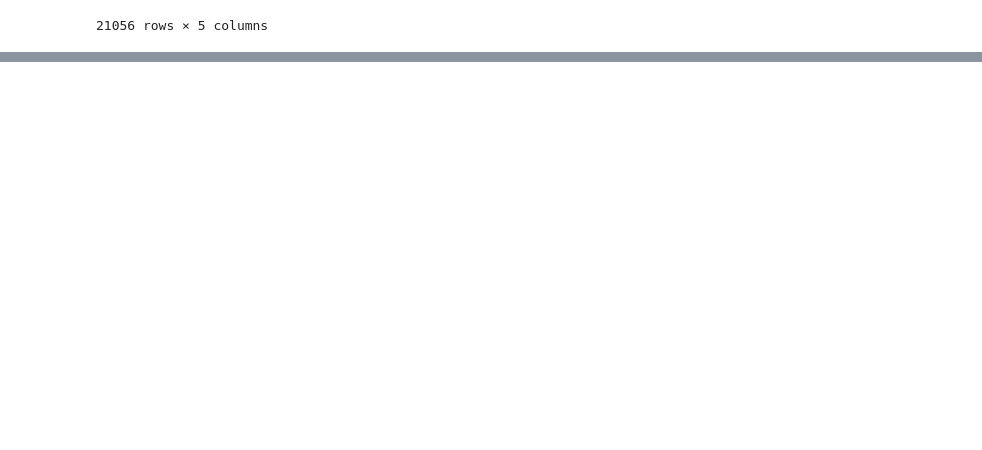
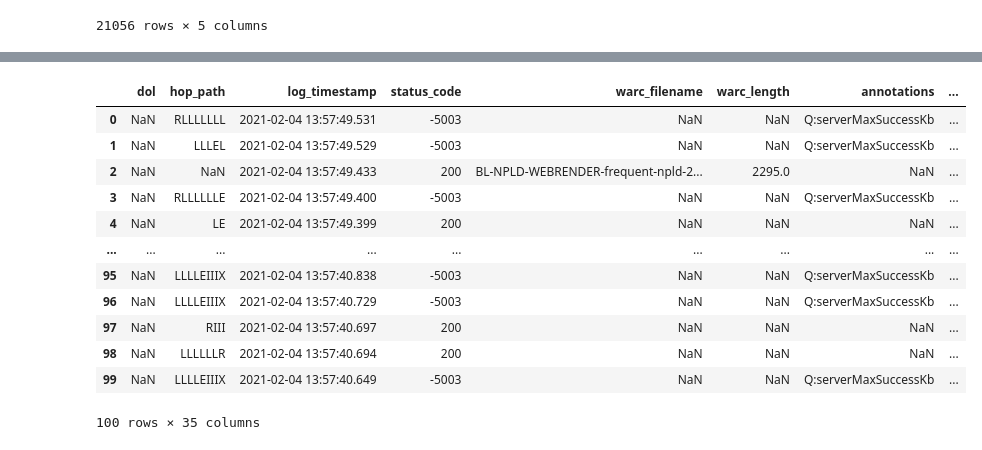
Before and after one commit to ukwa/ukwa-notebook-apps, a Jupyter notebook: solr/solr-sql.ipynb, the cells around one changed output, grey strips where cells are left out. Drawn from its saved outputs; the diff is of its cells as text; code cells hidden in the pictures; blank space fills up the shorter version.

```diff
--- a/solr/solr-sql.ipynb
+++ b/solr/solr-sql.ipynb
@@ -125,10 +90,0 @@ Table: trackdb-20200402 Column: year_i
-# %%
-#rows = engine.execute("SELECT * FROM tracking LIMIT 10")
-
-# Note that SELECT * can get a bit wonky when requesting multiple documents, best to be explicit:
-sql_df = pd.read_sql_query(
-    "SELECT id,timestamp_dt FROM tracking WHERE kind_s = 'warcs' LIMIT 2",
-    con=engine
-)
-
-sql_df
@@ -142,9 +90,0 @@ Query: SELECT id,timestamp_dt FROM tracking WHERE kind_s = 'warcs' LIMIT 2
-# %%
-# Solr 8, works fine:
-engine = create_engine('solr://dev1.n45.wa.bl.uk:8913/solr/crawl_log_fc',echo=True)
-sql_df = pd.read_sql_query(
-    "SELECT url,`timestamp` FROM crawl_log_fc WHERE annotations = 'Q:serverMaxSuccessKb' LIMIT 2",
-    con=engine
-)
-
-sql_df
@@ -161,0 +91,48 @@ Query: SELECT url,`timestamp` FROM crawl_log_fc WHERE annotations = 'Q:serverMax
+# %%
+import sys
+from sqlalchemy import create_engine
+from sqlalchemy import inspect
+import pandas as pd
+
+pd.set_option('display.max_colwidth', -1)
+
+def crawl_log_sql(sql_url='solr://dev1.n45.wa.bl.uk:8913/solr/crawl_log_fc'):
+    return SolrSql(sql_url)
+
+
+class SolrSql():
+
+    def __init__(self, sql_url, fillna=''):
+        self.sql_url = sql_url
+        self.engine = create_engine(self.sql_url)
+        self.fillna = fillna
+
+    def columns(self):
+        inspector = inspect(self.engine)
+
+        cols = []
+        for table_name in inspector.get_table_names():
+            for column in inspector.get_columns(table_name):
+                cols.append(column['name'])
+
+        return cols
+
+    def query(self, sql):
+        try:
+            sql_df = pd.read_sql_query(
+                sql,
+                con=self.engine
+            )
+        except Exception as e:
+            print("%s: %s" % (e.__class__.__name__, e), file=sys.stderr)
+            return None
+
+        if self.fillna:
+            sql_df.fillna(self.fillna, inplace=True)
+
+        return sql_df
+
+#crawl_log_sql("SELECT * FROM crawl_log_fc WHERE annotations = 'Q:serverMaxSuccessKb' ORDER BY log_timestamp DESC LIMIT 10")
+logs = crawl_log_sql()
+logs.query("SELECT * FROM crawl_log_fc WHERE mimetype LIKE 'image/*' ORDER BY `log_timestamp` DESC LIMIT 100")
+# %% [output]
@@ -161,0 +142,13 @@ Query: SELECT url,`timestamp` FROM crawl_log_fc WHERE annotations = 'Q:serverMax
+|  | dol | hop_path | log_timestamp | status_code | warc_filename | warc_length | annotations | ... |
+| 0 | NaN | RLLLLLLL | 2021-02-04 13:57:49.531 | -5003 | NaN | NaN | Q:serverMaxSuccessKb | ... |
+| 1 | NaN | LLLEL | 2021-02-04 13:57:49.529 | -5003 | NaN | NaN | Q:serverMaxSuccessKb | ... |
+| 2 | NaN | NaN | 2021-02-04 13:57:49.433 | 200 | BL-NPLD-WEBRENDER-frequent-npld-2... | 2295.0 | NaN | ... |
+| 3 | NaN | RLLLLLLE | 2021-02-04 13:57:49.400 | -5003 | NaN | NaN | Q:serverMaxSuccessKb | ... |
+| 4 | NaN | LE | 2021-02-04 13:57:49.399 | 200 | NaN | NaN | NaN | ... |
+| ... | ... | ... | ... | ... | ... | ... | ... | ... |
+| 95 | NaN | LLLLEIIIX | 2021-02-04 13:57:40.838 | -5003 | NaN | NaN | Q:serverMaxSuccessKb | ... |
+| 96 | NaN | LLLLEIIIX | 2021-02-04 13:57:40.729 | -5003 | NaN | NaN | Q:serverMaxSuccessKb | ... |
+| 97 | NaN | RIII | 2021-02-04 13:57:40.697 | 200 | NaN | NaN | NaN | ... |
+| 98 | NaN | LLLLLLR | 2021-02-04 13:57:40.694 | 200 | NaN | NaN | NaN | ... |
+| 99 | NaN | LLLLEIIIX | 2021-02-04 13:57:40.649 | -5003 | NaN | NaN | Q:serverMaxSuccessKb | ... |
+100 rows × 35 columns
```
Also changed, not shown: parts of 6 cells of this notebook, 1 other file.
